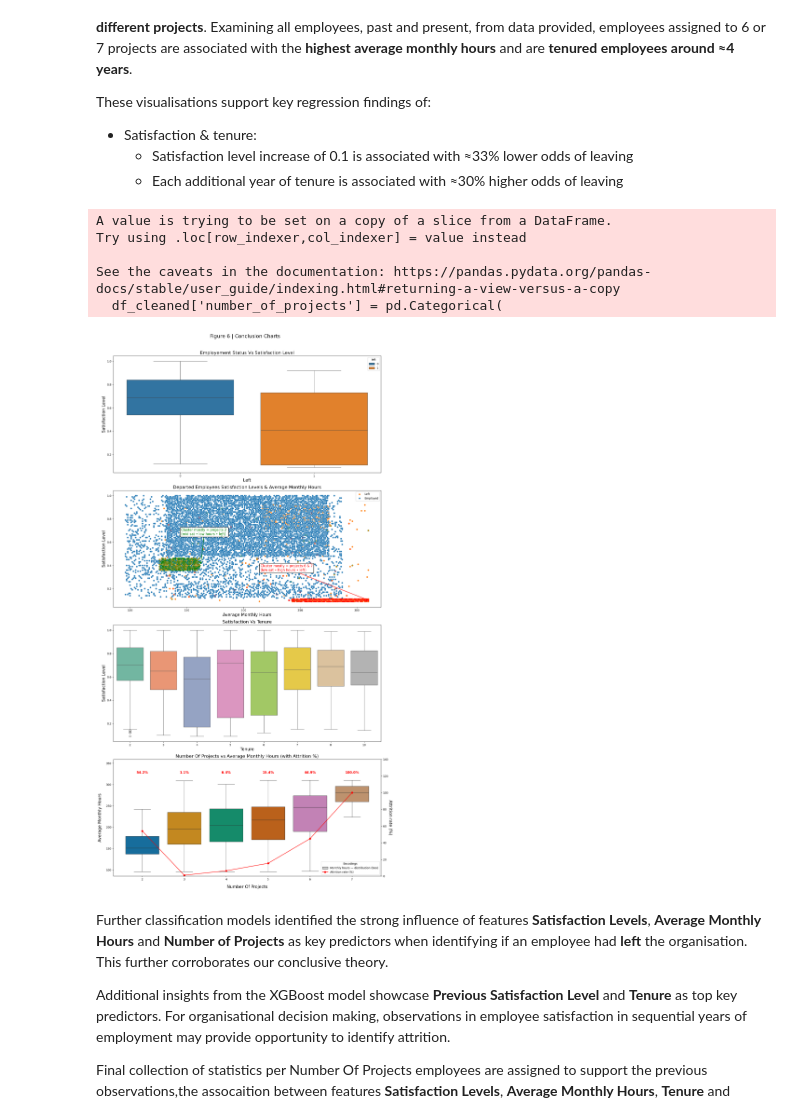
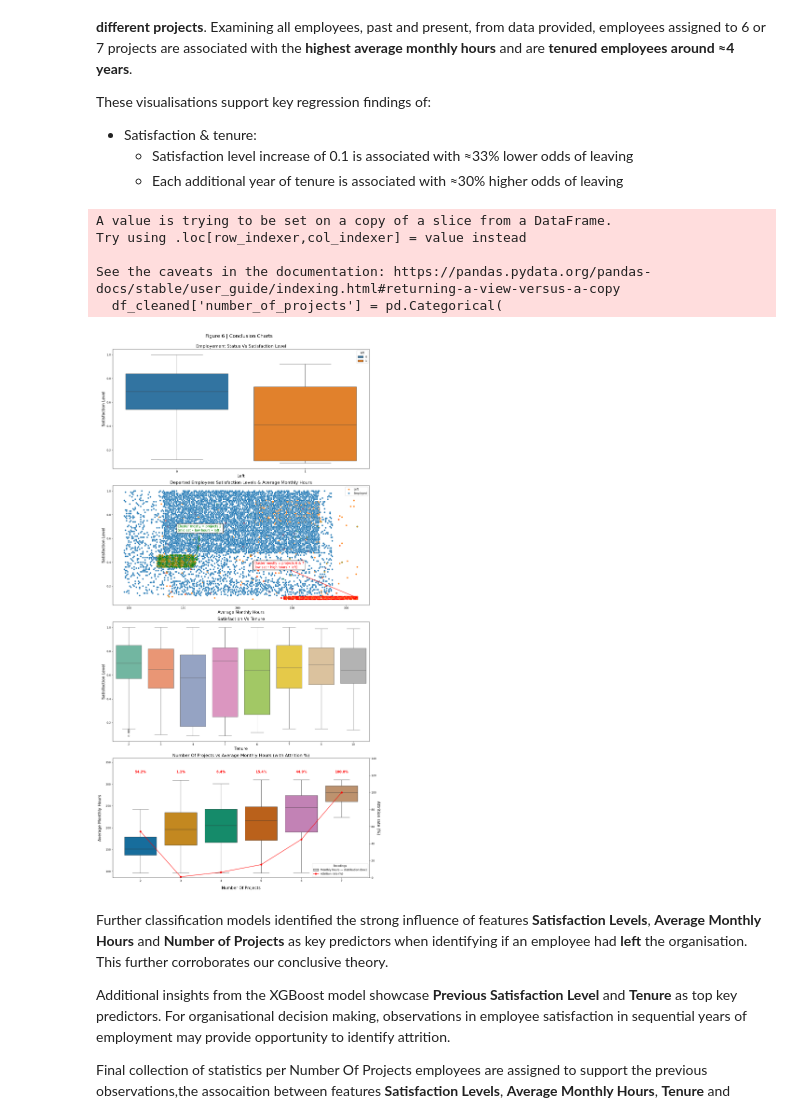
Before and after one commit to Mitch-P-Analyst/Salifort-Motors, a Jupyter notebook: notebooks/01_notebook.ipynb, the cells around one changed output. Saved outputs shown, nothing was run; the diff lists cells and outputs as text; code cells hidden in the pictures.

```diff
--- a/notebooks/01_notebook.ipynb
+++ b/notebooks/01_notebook.ipynb
@@ -1512,42 +1516,39 @@ for i, (p, rate) in enumerate(attr_rate.items()):
 ax4b = ax4.twinx()
 ax4b.plot(ax4.get_xticks(), attr_rate.values, marker='o', linewidth=1.6,color='red')
 ax4b.set_ylim(0, max(attr_rate.values) * 1.4)
 ax4b.set_ylabel('Attrition rate (%)', rotation=270, labelpad=15,fontsize=15)
 ax4b.grid(False)      # keep the boxplot grid only
 
 # Legend
 box_proxy  = Patch(facecolor='lightgray', edgecolor='k',
                    label='Monthly hours — distribution (box)')
 line_proxy = Line2D([0],[0], color='red', marker='o', lw=2,
                     label='Attrition rate (%)')
 
 ax4.legend(
     handles=[box_proxy, line_proxy],
     loc='lower right', frameon=True, title='Encodings'
 )
 
 
 
 
 
+# Display & Layout
+fig_6.subplots_adjust(left=0.10, right=0.98, bottom=0.05, top=0.92, hspace=0.38)
+plt.tight_layout(rect=[0, 0.01, 1, 0.98])
+
+
 # Save & Export
-# Save Fig
 save_path = os.path.join(OUTPUTS,'Figure_6_Conclusion_Charts.png')
 plt.savefig(save_path)
-
-
-
-
-# Display & Layout
-fig_6.subplots_adjust(left=0.10, right=0.98, bottom=0.05, top=0.92, hspace=0.38)
-plt.tight_layout(rect=[0, 0.05, 1, 0.97])
 # %% [output]
 A value is trying to be set on a copy of a slice from a DataFrame.
 Try using .loc[row_indexer,col_indexer] = value instead
 
 See the caveats in the documentation: https://pandas.pydata.org/pandas-docs/stable/user_guide/indexing.html#returning-a-view-versus-a-copy
   df_cleaned['number_of_projects'] = pd.Categorical(
-[figure, old version]
+[figure, new version]
 # %% [markdown]
 Further classification models identified the strong influence of features **Satisfaction Levels**, **Average Monthly Hours** and **Number of Projects** as key predictors when identifying if an employee had **left** the organisation. This further corroborates our conclusive theory.
 
```
Also changed, not shown: parts of 4 cells of this notebook, 3 other files.
